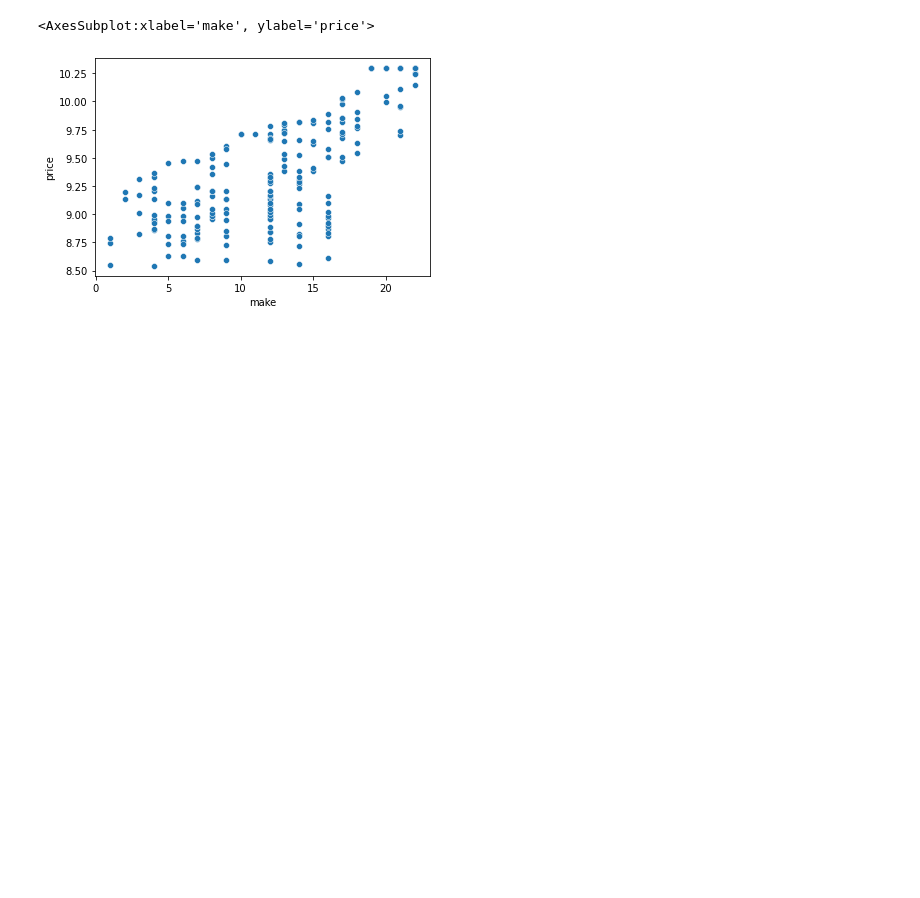
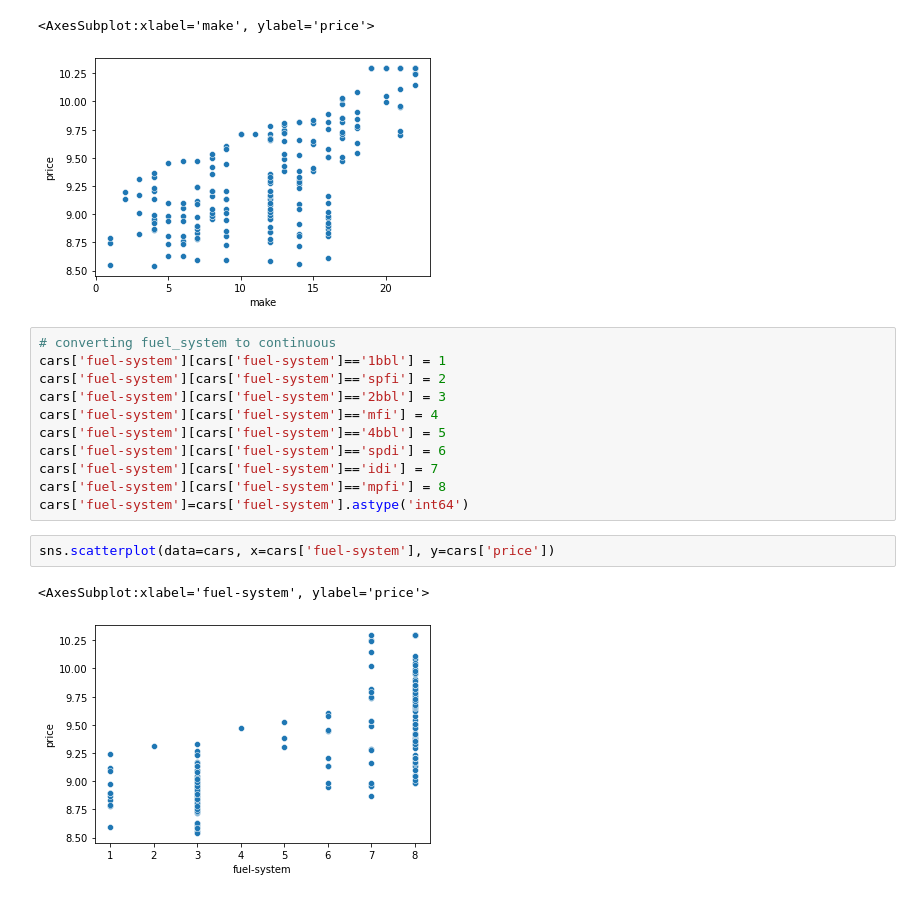
Before and after one commit to kieutridang/Data-Pre-processing-and-Analysis, a Jupyter notebook: final_assignment/LDS5_261_Project_1/FullName_project_Automobile.ipynb, the cells around one changed output. Drawn from its saved outputs; the diff is of its cells as text; blank space fills up the shorter version.

```diff
--- a/final_assignment/LDS5_261_Project_1/FullName_project_Automobile.ipynb
+++ b/final_assignment/LDS5_261_Project_1/FullName_project_Automobile.ipynb
@@ -394,3 +397,19 @@ sns.scatterplot(data=cars, x=cars['make'], y=cars['price'])
 # %% [output]
 <AxesSubplot:xlabel='make', ylabel='price'>
 [figure]
+# %%
+# converting fuel_system to continuous
+cars['fuel-system'][cars['fuel-system']=='1bbl'] = 1
+cars['fuel-system'][cars['fuel-system']=='spfi'] = 2
+cars['fuel-system'][cars['fuel-system']=='2bbl'] = 3
+cars['fuel-system'][cars['fuel-system']=='mfi'] = 4
+cars['fuel-system'][cars['fuel-system']=='4bbl'] = 5
+cars['fuel-system'][cars['fuel-system']=='spdi'] = 6
+cars['fuel-system'][cars['fuel-system']=='idi'] = 7
+cars['fuel-system'][cars['fuel-system']=='mpfi'] = 8
+cars['fuel-system']=cars['fuel-system'].astype('int64')
+# %%
+sns.scatterplot(data=cars, x=cars['fuel-system'], y=cars['price'])
+# %% [output]
+<AxesSubplot:xlabel='fuel-system', ylabel='price'>
+[figure, added]
```
Also changed, not shown: parts of 17 cells of this notebook, 1 other file.
